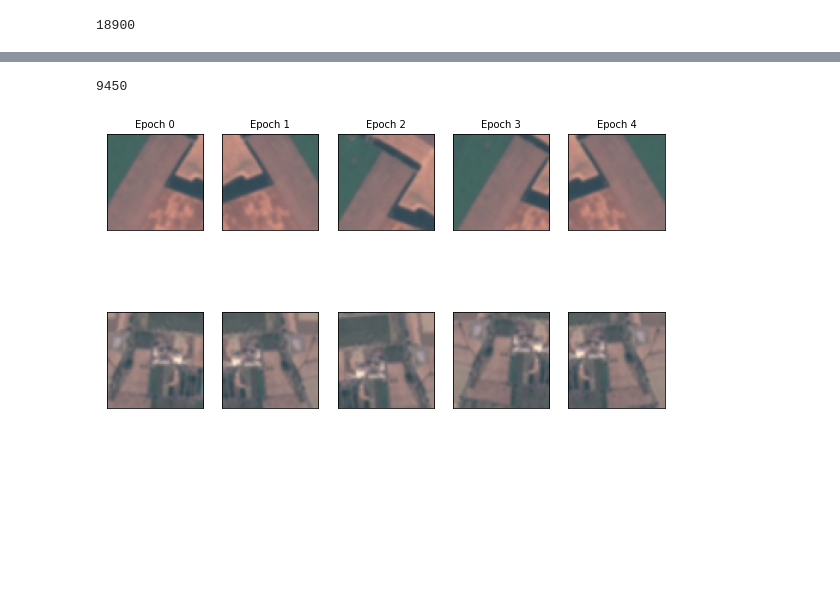
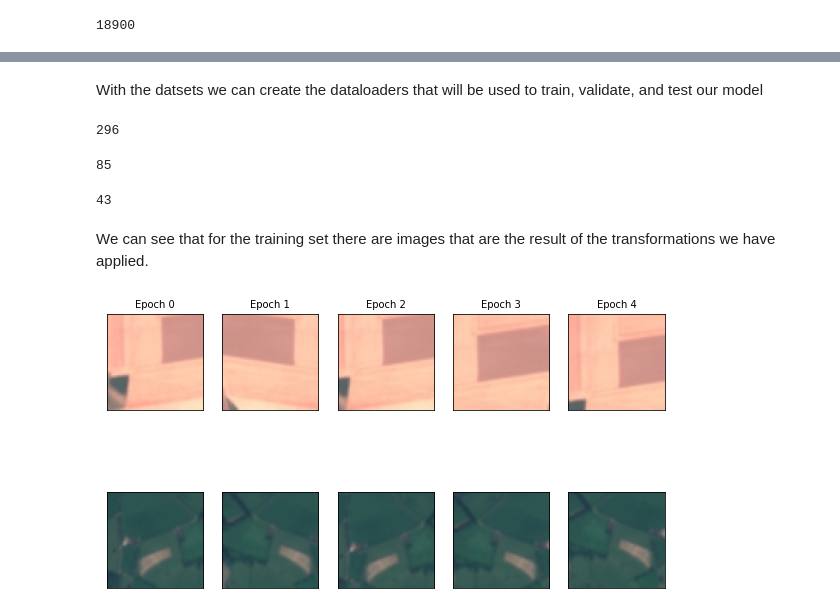
Before and after one commit to luigiselmi/dlwpt_nb, a Jupyter notebook: pml3/eurosat_images_classification.ipynb, the cells around one changed output, grey strips where cells are left out. Saved outputs shown, nothing was run; the diff lists cells and outputs as text; code cells hidden in the pictures; blank space fills up the shorter version.

```diff
--- a/pml3/eurosat_images_classification.ipynb
+++ b/pml3/eurosat_images_classification.ipynb
@@ -328,26 +364,39 @@ len(euro_train_ds)
+# %% [markdown]
+With the datsets we can create the dataloaders that will be used to train, validate, and test our model
 # %%
-torch.manual_seed(1)
-data_loader = DataLoader(euro_train_ds, batch_size=2)
-len(data_loader)
+euro_train_dl = DataLoader(euro_train_ds, batch_size=64)
+len(euro_train_dl)
 # %% [output]
-9450
+296
+# %%
+euro_val_dl = DataLoader(euro_val_ds, batch_size=64)
+len(euro_val_dl)
+# %% [output]
+85
+# %%
+euro_test_dl = DataLoader(euro_test_ds, batch_size=64)
+len(euro_test_dl)
+# %% [output]
+43
+# %% [markdown]
+We can see that for the training set there are images that are the result of the transformations we have applied.
 # %%
 fig = plt.figure(figsize=(10, 6))
 
 num_epochs = 5
 for j in range(num_epochs):
-    img_batch, label_batch = next(iter(data_loader))
+    img_batch, label_batch = next(iter(euro_train_dl))
     img = img_batch[0]
     ax = fig.add_subplot(2, 5, j + 1)
     ax.set_xticks([])
     ax.set_yticks([])
     ax.set_title(f'Epoch {j}', size=10)
     ax.imshow(img.permute(1, 2, 0))
 
     img = img_batch[1]
     ax = fig.add_subplot(2, 5, j + 6)
     ax.set_xticks([])
     ax.set_yticks([])
     ax.imshow(img.permute(1, 2, 0))
 # %% [output]
-[figure, old version]
+[figure, new version]
```
Also changed, not shown: parts of 28 cells of this notebook.
